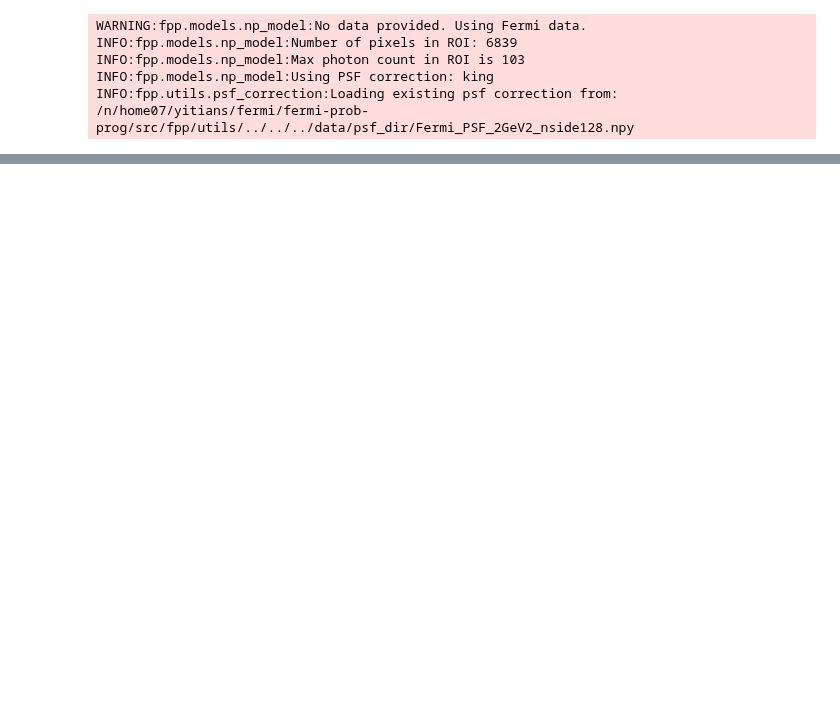
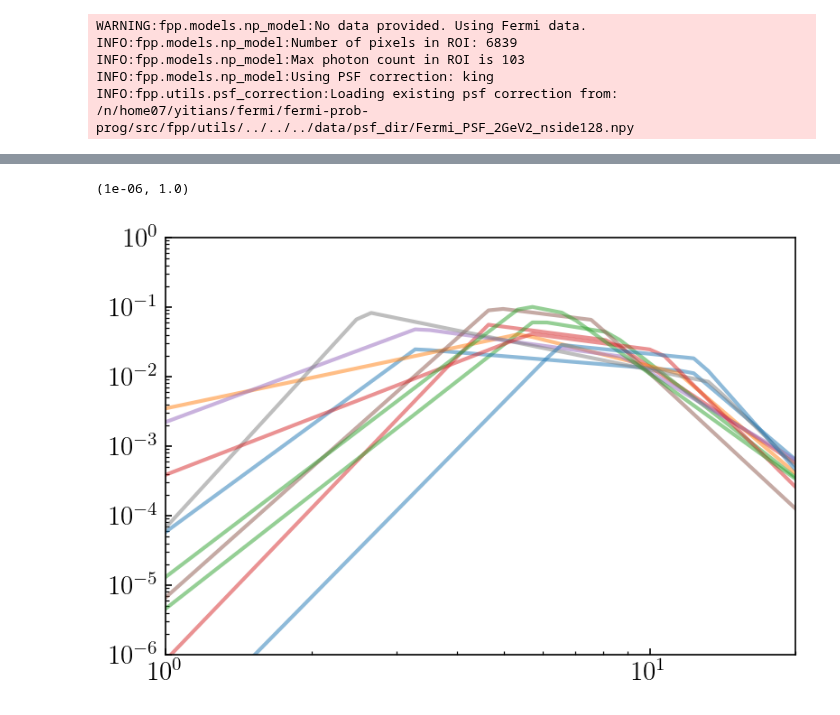
Before and after one commit to smsharma/fermi-prob-prog, a Jupyter notebook: examples/1_test_fit_to_data.ipynb, the cells around one changed output, grey strips where cells are left out. Drawn from its saved outputs; the diff is of its cells as text; code cells hidden in the pictures; blank space fills up the shorter version.

```diff
--- a/examples/1_test_fit_to_data.ipynb
+++ b/examples/1_test_fit_to_data.ipynb
@@ -333,11 +146,0 @@ multi_corner(
-# %%
-# New parameters specific to the isotropic PS population
-labels_iso = ['Sps_iso', 'n1_iso', 'n2_iso', 'n3_iso', 'sb1_iso', 'lambdas_iso']
-
-fig, axs = plt.subplots(2, 3, figsize=(10, 5))
-for ax, k in zip(axs.flat, labels_iso):
-    ax.hist(np.array(samples_iso_nuts[k]), bins=40, density=True, color='b', alpha=0.5, label='NUTS')
-    ax.hist(np.array(samples_iso_svi[k]), bins=40, density=True, color='r', alpha=0.5, label='SVI')
-    ax.set(title=k)
-axs[0, 0].legend()
-plt.tight_layout()
@@ -343,0 +189,34 @@ plt.tight_layout()
+# %%
+samples = samples_svi
+theta_keys = ['Sps_dsk', 'n1_dsk', 'n2_dsk', 'n3_dsk', 'sb1_dsk', 'lambdas_dsk']
+
+Sps_arr = samples[theta_keys[0]]
+theta_arr = [np.ones_like(samples[theta_keys[0]])] # temp A = 1
+for k in theta_keys[1:]:
+    theta_arr.append(samples[k])
+theta_arr = np.stack(theta_arr, axis=-1) # (n_samples, n_theta)
+
+s = jnp.logspace(-1, 2, 100)
+
+if len(theta_keys) == 6:
+    theta_arr[:, -1] = theta_arr[:, -2] * theta_arr[:, -1] # sb2 = sb1 * lambdas
+    dnds_vmap = jax.vmap(dnds, in_axes=(None, 0)) # vectorize over theta
+elif len(theta_keys) == 4:
+    dnds_vmap = jax.vmap(dnds_1b, in_axes=(None, 0))
+else:
+    raise ValueError("theta_keys should have length 4 or 6.")
+
+dnds_arr = dnds_vmap(s, theta_arr) # (n_samples, n_s)
+
+Stot_arr = jnp_trapezoid(s[None, :] * dnds_arr, s, axis=1) # (n_samples,)
+dnds_normed_arr = dnds_arr / Stot_arr[:, None] * Sps_arr[:, None] # normalize to Sps
+# %%
+for i in range(10):
+    plt.plot(s, dnds_normed_arr[i], alpha=0.5)
+plt.xscale('log')
+plt.yscale('log')
+plt.xlim(1, 20)
+plt.ylim(1e-6, 1e0)
+# %% [output]
+(1e-06, 1.0)
+[figure, added]
```
Also changed, not shown: parts of 21 cells of this notebook, 7 other files.
